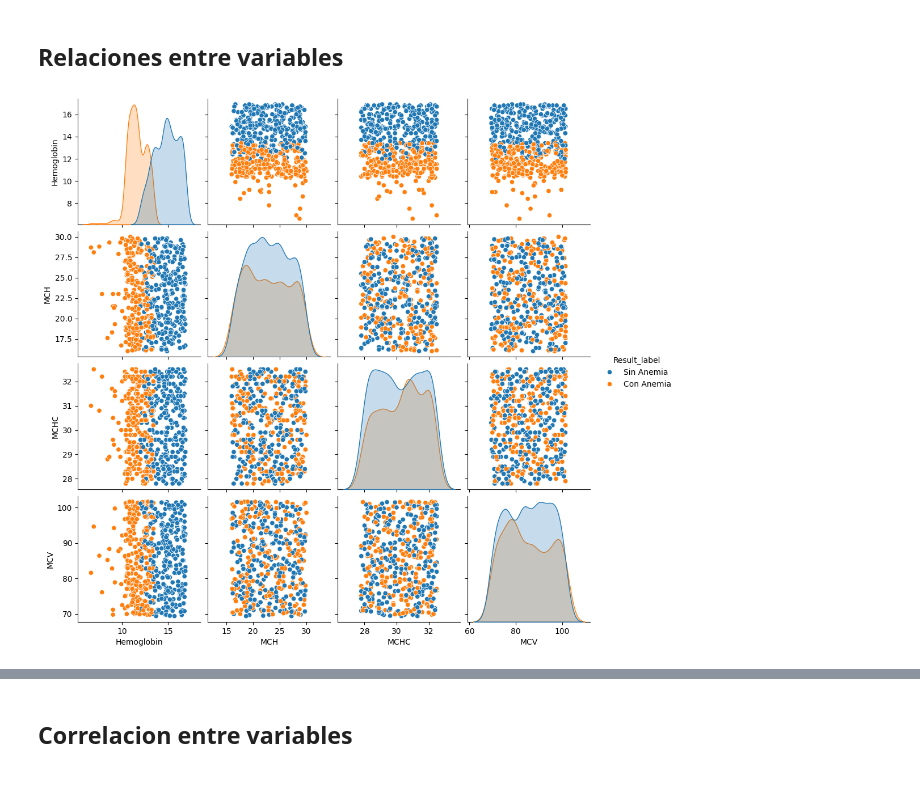
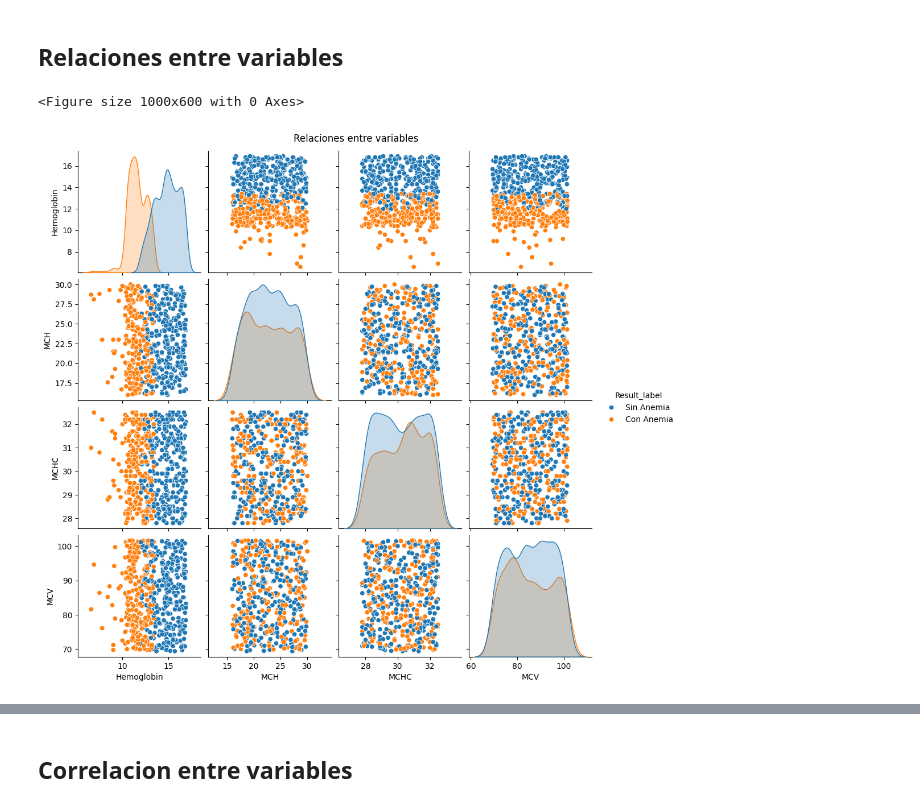
Before and after one commit to ezeperezds/Anemia-Prediction-System, a Jupyter notebook: notebooks/01_eda.ipynb, the cells around one changed output, grey strips where cells are left out. Cells and saved outputs as stored; diff of their text form; code cells hidden in the pictures.

```diff
--- a/notebooks/01_eda.ipynb
+++ b/notebooks/01_eda.ipynb
@@ -258,10 +265,15 @@ ax.show()
 # %% [markdown]
 ## Relaciones entre variables
 # %%
+plt.figure(figsize=(10,6))
 sns.pairplot(data,
              vars=['Hemoglobin', 'MCH', 'MCHC', 'MCV'],
              hue='Result_label'
              )
+
+plt.suptitle('Relaciones entre variables')
+plt.subplots_adjust(top=0.95)
 plt.show()
 # %% [output]
+<Figure size 1000x600 with 0 Axes>
-[figure, old version]
+[figure, new version]
```
Also changed, not shown: parts of 9 cells of this notebook.
